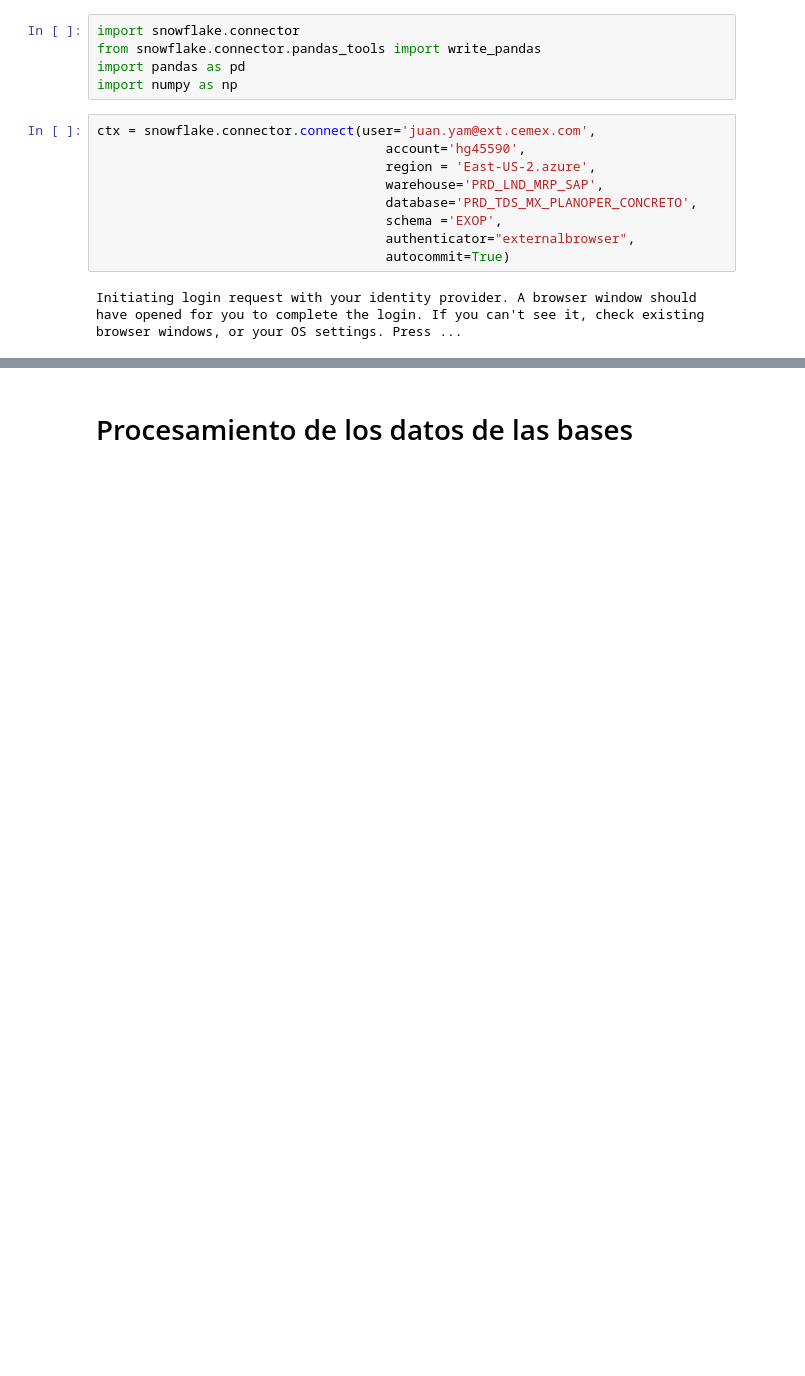
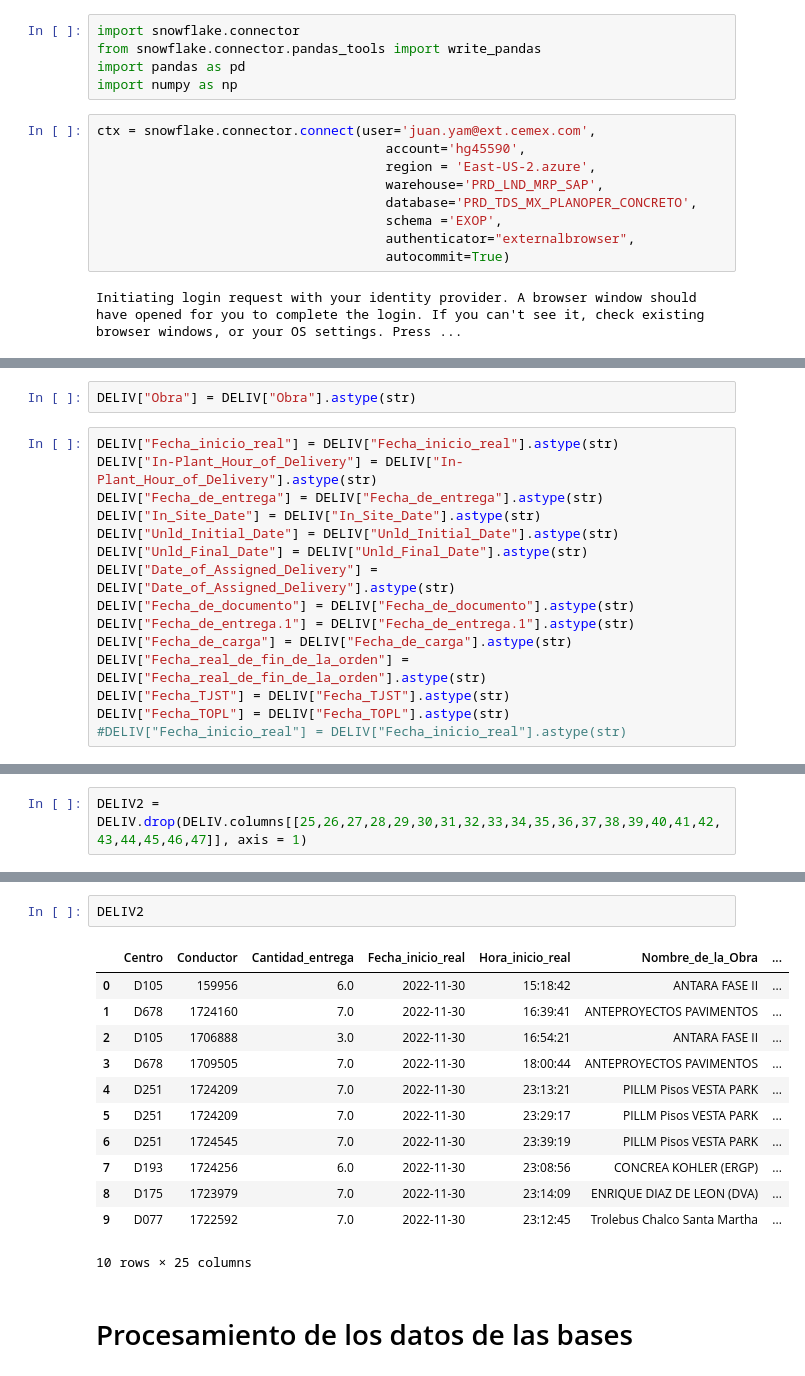
Before and after one commit to JuanYam/Codigos-Cemex, a Jupyter notebook: Snowflake/Snowflake.ipynb, the cells around one changed output, grey strips where cells are left out. Cells and saved outputs as stored; diff of their text form; blank space fills up the shorter version.

```diff
--- a/Snowflake/Snowflake.ipynb
+++ b/Snowflake/Snowflake.ipynb
@@ -22,0 +52,17 @@ cs.close()
+# %%
+DELIV["Obra"] = DELIV["Obra"].astype(str)
+# %%
+DELIV["Fecha_inicio_real"] = DELIV["Fecha_inicio_real"].astype(str)
+DELIV["In-Plant_Hour_of_Delivery"] = DELIV["In-Plant_Hour_of_Delivery"].astype(str)
+DELIV["Fecha_de_entrega"] = DELIV["Fecha_de_entrega"].astype(str)
+DELIV["In_Site_Date"] = DELIV["In_Site_Date"].astype(str)
+DELIV["Unld_Initial_Date"] = DELIV["Unld_Initial_Date"].astype(str)
+DELIV["Unld_Final_Date"] = DELIV["Unld_Final_Date"].astype(str)
+DELIV["Date_of_Assigned_Delivery"] = DELIV["Date_of_Assigned_Delivery"].astype(str)
+DELIV["Fecha_de_documento"] = DELIV["Fecha_de_documento"].astype(str)
+DELIV["Fecha_de_entrega.1"] = DELIV["Fecha_de_entrega.1"].astype(str)
+DELIV["Fecha_de_carga"] = DELIV["Fecha_de_carga"].astype(str)
+DELIV["Fecha_real_de_fin_de_la_orden"] = DELIV["Fecha_real_de_fin_de_la_orden"].astype(str)
+DELIV["Fecha_TJST"] = DELIV["Fecha_TJST"].astype(str)
+DELIV["Fecha_TOPL"] = DELIV["Fecha_TOPL"].astype(str)
+#DELIV["Fecha_inicio_real"] = DELIV["Fecha_inicio_real"].astype(str)
@@ -24,0 +116,2 @@ cs.execute('CREATE TABLE "IK172" ("Linea_seleccionada" text, "Documento_medicion
+# %%
+DELIV2 = DELIV.drop(DELIV.columns[[25,26,27,28,29,30,31,32,33,34,35,36,37,38,39,40,41,42,43,44,45,46,47]], axis = 1)
@@ -25,3 +128,18 @@ cs.execute('CREATE TABLE "IK172" ("Linea_seleccionada" text, "Documento_medicion
+# %%
+DELIV2
+# %% [output]
+|  | Centro | Conductor | Cantidad_entrega | Fecha_inicio_real | Hora_inicio_real | Nombre_de_la_Obra | ... |
+| 0 | D105 | 159956 | 6.0 | 2022-11-30 | 15:18:42 | ANTARA FASE II | ... |
+| 1 | D678 | 1724160 | 7.0 | 2022-11-30 | 16:39:41 | ANTEPROYECTOS PAVIMENTOS | ... |
+| 2 | D105 | 1706888 | 3.0 | 2022-11-30 | 16:54:21 | ANTARA FASE II | ... |
+| 3 | D678 | 1709505 | 7.0 | 2022-11-30 | 18:00:44 | ANTEPROYECTOS PAVIMENTOS | ... |
+| 4 | D251 | 1724209 | 7.0 | 2022-11-30 | 23:13:21 | PILLM Pisos VESTA PARK | ... |
+| 5 | D251 | 1724209 | 7.0 | 2022-11-30 | 23:29:17 | PILLM Pisos VESTA PARK | ... |
+| 6 | D251 | 1724545 | 7.0 | 2022-11-30 | 23:39:19 | PILLM Pisos VESTA PARK | ... |
+| 7 | D193 | 1724256 | 6.0 | 2022-11-30 | 23:08:56 | CONCREA KOHLER (ERGP) | ... |
+| 8 | D175 | 1723979 | 7.0 | 2022-11-30 | 23:14:09 | ENRIQUE DIAZ DE LEON (DVA) | ... |
+| 9 | D077 | 1722592 | 7.0 | 2022-11-30 | 23:12:45 | Trolebus Chalco Santa Martha | ... |
+10 rows × 25 columns
 # %% [markdown]
 # Procesamiento de los datos de las bases
 # %%
```
Also changed, not shown: parts of 36 cells of this notebook.
